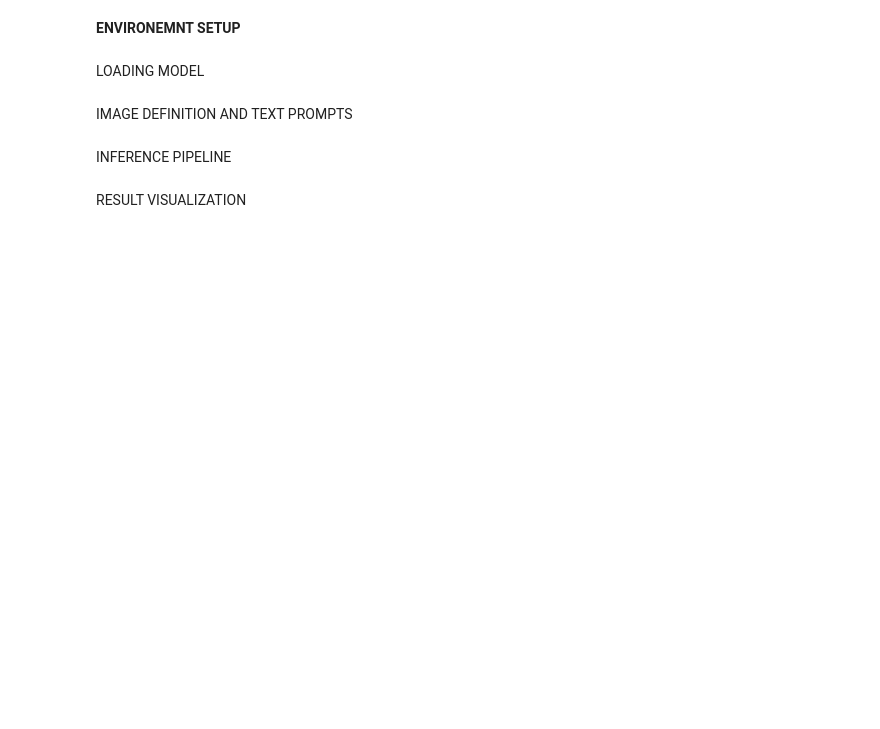
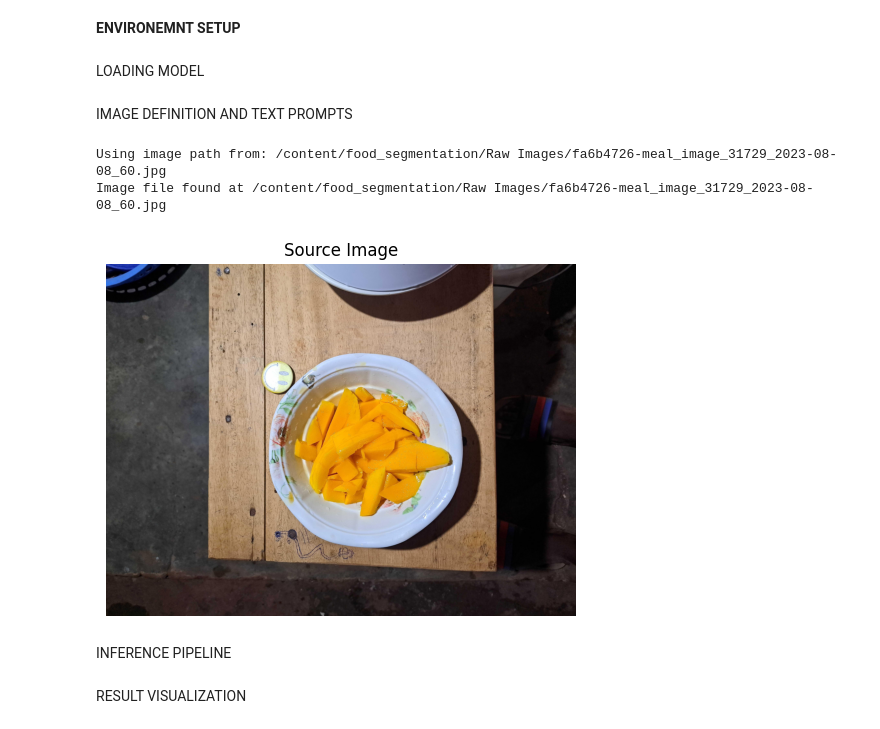
Before and after one commit to Bempong-Sylvester-Obese/Food-segmentation-with-pre-trained-model, a Jupyter notebook: Food_Segmentation.ipynb, the cells around one changed output. Cells and saved outputs as stored; diff of their text form; code cells hidden in the pictures; blank space fills up the shorter version.

Commit message:
segmentation task on mango

```diff
--- a/Food_Segmentation.ipynb
+++ b/Food_Segmentation.ipynb
@@ -108,7 +108,7 @@ import matplotlib.pyplot as plt
 import math
 
 # Image path
-IMAGE_NAME = "/content/food_segmentation/Raw Images/5e1c4e8c-meal_image_31686_2023-08-04_111.jpg"
+IMAGE_NAME = "/content/food_segmentation/Raw Images/fa6b4726-meal_image_31729_2023-08-08_60.jpg"
 
 IMAGE_PATH = os.path.join(ABS_PROJECT_DIR, IMAGE_NAME)
 
@@ -117,35 +117,39 @@ print(f"Using image path from: {IMAGE_PATH}")
 
 # Check if the image file exists
 if not os.path.exists(IMAGE_PATH):
     print(f"Error: Image file not found at {IMAGE_PATH}")
 else:
     print(f"Image file found at {IMAGE_PATH}")
     # Text Prompt
-    CLASSES =["Yam"]
-    PROMPT = "A Sliced Yam"
+    CLASSES =["Mango"]
+    PROMPT = "A Sliced mango"
 
     # Visualisation helper function
     def show_image(images, titles=None, cols=2):
         rows = math.ceil(len(images) / cols)
         fig, axes = plt.subplots(rows, cols, figsize=(cols * 5, rows * 5))
         axes = axes.flatten() if rows > 1 or cols > 1 else [axes]
 
         for i, img in enumerate(images):
             axes[i].imshow(cv2.cvtColor(img, cv2.COLOR_BGR2RGB))
             if titles and i < len(titles):
                 axes[i].set_title(titles[i])
             axes[i].axis('off')
 
         # Hide any unused subplots
         for j in range(i + 1, len(axes)):
             axes[j].axis('off')
 
         plt.tight_layout()
         plt.show()
 
 
     source_image = cv2.imread(IMAGE_PATH)
     show_image([source_image], titles=["Source Image"], cols=1)
+# %% [output]
+Using image path from: /content/food_segmentation/Raw Images/fa6b4726-meal_image_31729_2023-08-08_60.jpg
+Image file found at /content/food_segmentation/Raw Images/fa6b4726-meal_image_31729_2023-08-08_60.jpg
+[figure, added]
 # %% [markdown]
 INFERENCE PIPELINE
 # %%
```
Also changed, not shown: parts of 1 cell of this notebook.
